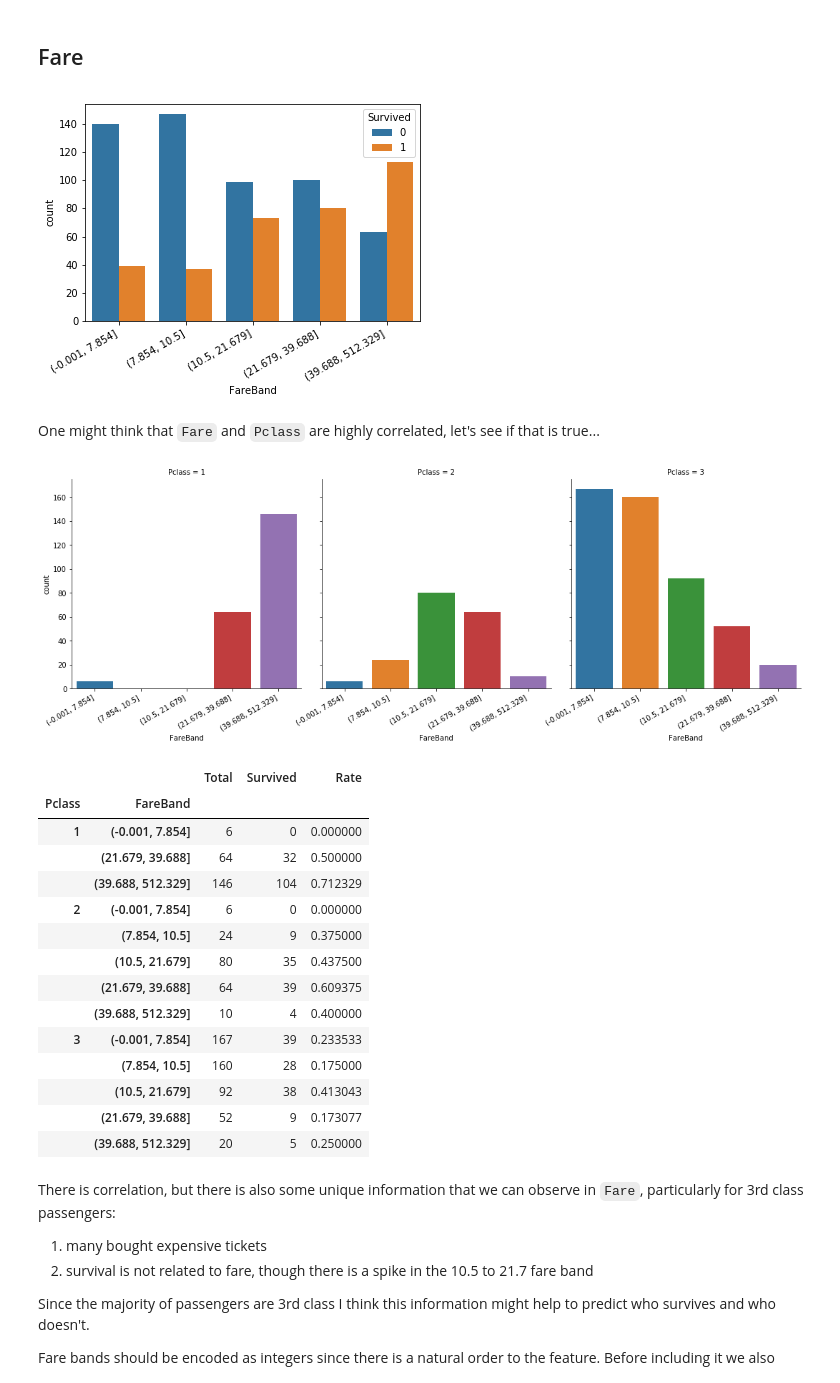
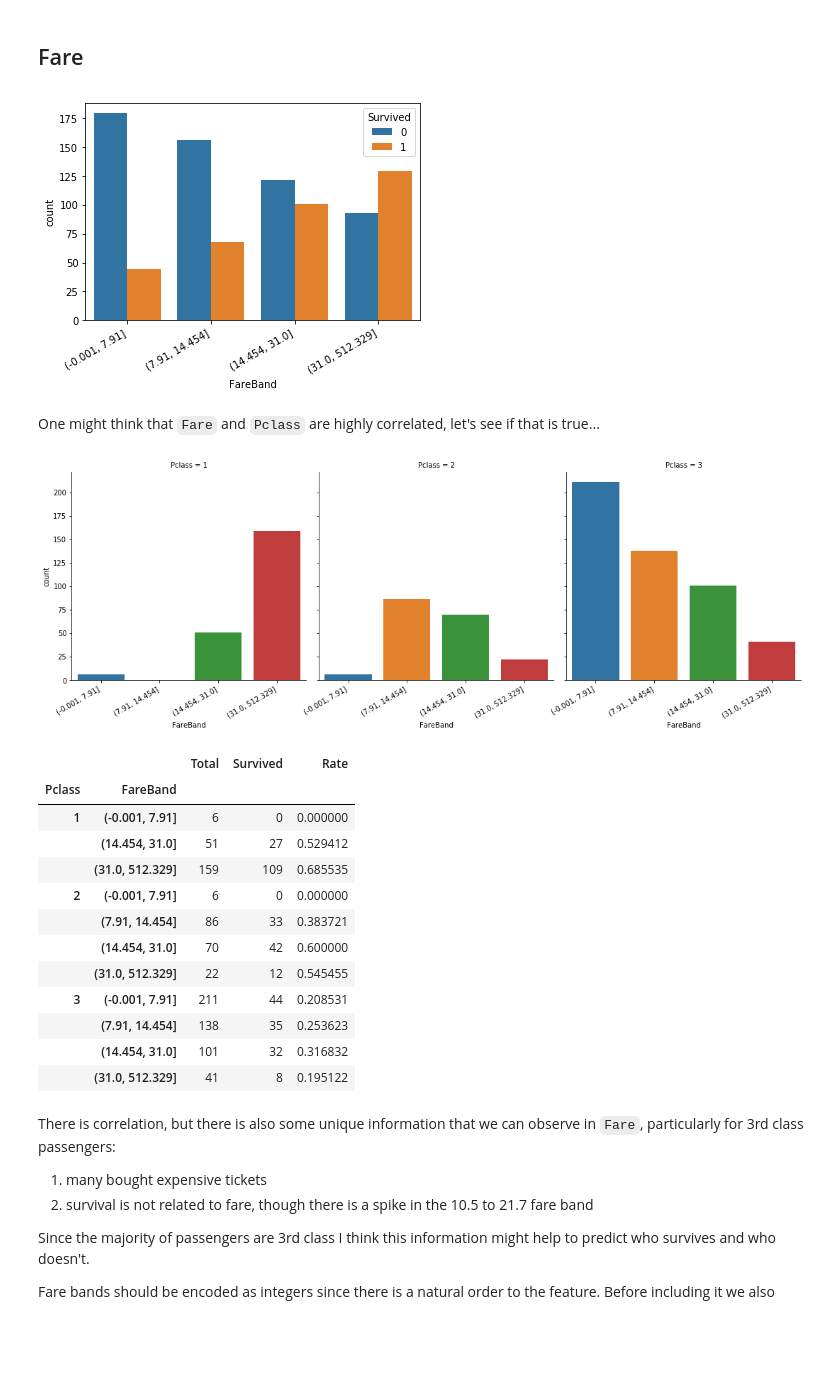
Before and after one commit to davidtvs/kaggle-titanic, a Jupyter notebook: surviving-the-titanic.ipynb, the cells around one changed output. Cells and saved outputs as stored; diff of their text form; code cells hidden in the pictures; blank space fills up the shorter version.

Commit message:
Lower number of fare bands from 5 to 4
Also includes improvements in comments.

```diff
--- a/surviving-the-titanic.ipynb
+++ b/surviving-the-titanic.ipynb
@@ -85,0 +48,4 @@ Besides Cabin, drop the PassengerId.
+# %%
+# Remove PassengerId since it's not a feature
+train.drop(columns='PassengerId', inplace=True)
+test.drop(columns='PassengerId', inplace=True)
@@ -86,6 +76,6 @@ Besides Cabin, drop the PassengerId.
 # %%
-train.drop(columns=['Cabin', 'PassengerId'], inplace=True)
-test.drop(columns=['Cabin', 'PassengerId'], inplace=True)
+train.drop(columns='Cabin', inplace=True)
+test.drop(columns='Cabin', inplace=True)
 # %% [markdown]
 ## Age
 # %%
@@ -96,5 +88,6 @@ _ = g.map(sns.distplot, 'Age')
 # %%
-age_band_series, age_bins = pd.cut(train['Age'], 10, retbins=True)
+no_age_bins = 10
+age_band_series, age_bins = pd.cut(train['Age'], no_age_bins, retbins=True)
 
 survival = (train['Survived'].groupby(age_band_series)
                            .agg(['count', 'sum', 'mean'])
@@ -344,19 +320,20 @@ test.drop(columns='Embarked', inplace=True)
 # %% [markdown]
 ## Fare
 # %%
-train['FareBand'], fare_bins = pd.qcut(train['Fare'], 5, retbins=True)
+no_fare_bins = 4
+train['FareBand'], fare_bins = pd.qcut(train['Fare'], no_fare_bins, retbins=True)
 _ = sns.countplot(x='FareBand', hue='Survived', data=train)
 _ = plt.xticks(rotation=30, ha='right')
 # %% [output]
-[figure, old version]
+[figure, new version]
 # %% [markdown]
 One might think that `Fare` and `Pclass` are highly correlated, let's see if that is true...
 # %%
 # Plot relationship between FareBand and Pclass
-g = sns.catplot(x='FareBand', col='Pclass', data=train, kind='count')
+g = sns.factorplot(x='FareBand', col='Pclass', data=train, kind='count')
 _ = g.set_xticklabels(rotation=30, ha='right')
 # %% [output]
-[figure, old version]
+[figure, new version]
 # %%
 # Group passengers by FareBand and Pclass
 fare_corr = (train[['Survived', 'FareBand', 'Pclass']].groupby(['Pclass', 'FareBand'])
@@ -367,19 +344,17 @@ fare_corr
 # %% [output]
 |  |  | Total | Survived | Rate |
 | Pclass | FareBand |  |  |  |
-| 1 | (-0.001, 7.854] | 6 | 0 | 0.000000 |
-|  | (21.679, 39.688] | 64 | 32 | 0.500000 |
-|  | (39.688, 512.329] | 146 | 104 | 0.712329 |
-| 2 | (-0.001, 7.854] | 6 | 0 | 0.000000 |
-|  | (7.854, 10.5] | 24 | 9 | 0.375000 |
-|  | (10.5, 21.679] | 80 | 35 | 0.437500 |
-|  | (21.679, 39.688] | 64 | 39 | 0.609375 |
-|  | (39.688, 512.329] | 10 | 4 | 0.400000 |
-| 3 | (-0.001, 7.854] | 167 | 39 | 0.233533 |
-|  | (7.854, 10.5] | 160 | 28 | 0.175000 |
-|  | (10.5, 21.679] | 92 | 38 | 0.413043 |
-|  | (21.679, 39.688] | 52 | 9 | 0.173077 |
-|  | (39.688, 512.329] | 20 | 5 | 0.250000 |
+| 1 | (-0.001, 7.91] | 6 | 0 | 0.000000 |
+|  | (14.454, 31.0] | 51 | 27 | 0.529412 |
+|  | (31.0, 512.329] | 159 | 109 | 0.685535 |
+| 2 | (-0.001, 7.91] | 6 | 0 | 0.000000 |
+|  | (7.91, 14.454] | 86 | 33 | 0.383721 |
+|  | (14.454, 31.0] | 70 | 42 | 0.600000 |
+|  | (31.0, 512.329] | 22 | 12 | 0.545455 |
+| 3 | (-0.001, 7.91] | 211 | 44 | 0.208531 |
+|  | (7.91, 14.454] | 138 | 35 | 0.253623 |
+|  | (14.454, 31.0] | 101 | 32 | 0.316832 |
+|  | (31.0, 512.329] | 41 | 8 | 0.195122 |
 # %% [markdown]
 There is correlation, but there is also some unique information that we can observe in `Fare`, particularly for 3rd class passengers:
 1. many bought expensive tickets
```
Also changed, not shown: parts of 36 cells of this notebook.
